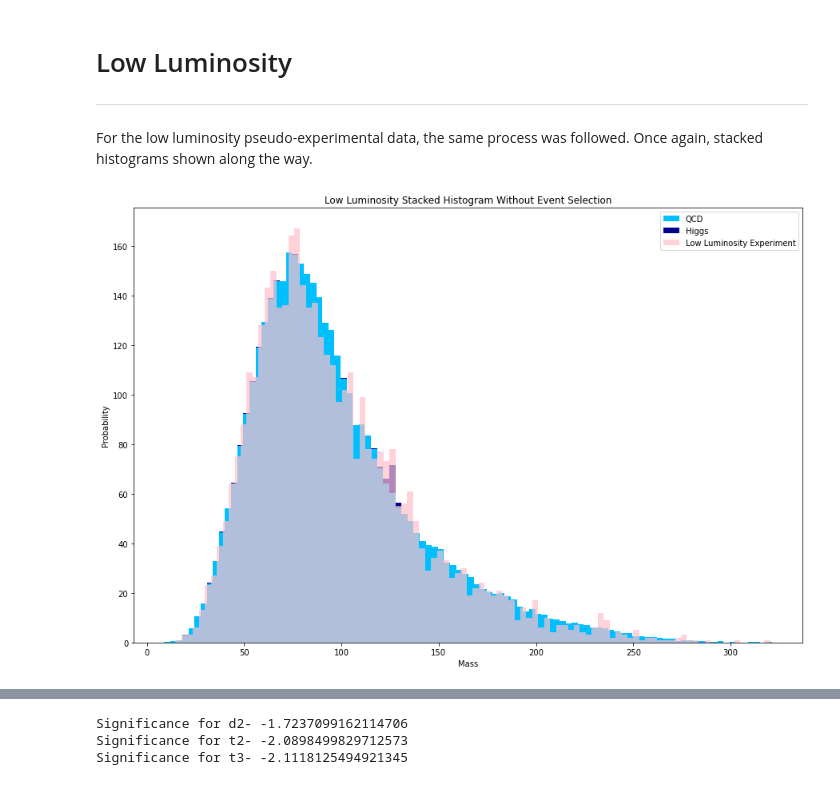
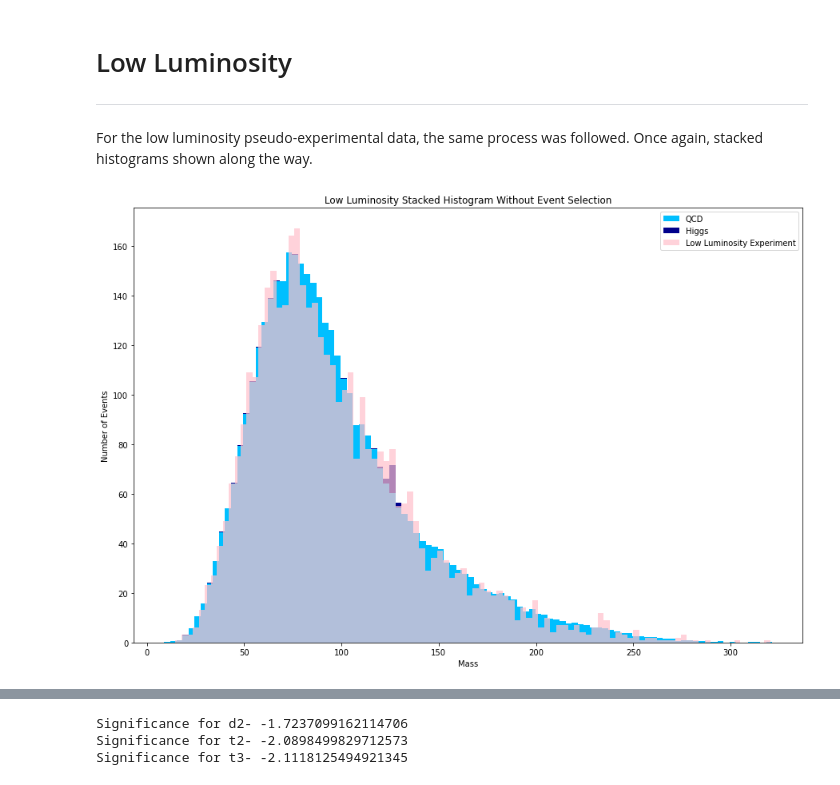
Before and after one commit to jarods00/PHYS434, a Jupyter notebook: Lab 8.ipynb, the cells around one changed output, grey strips where cells are left out. Cells and saved outputs as stored; diff of their text form; code cells hidden in the pictures.

```diff
--- a/Lab 8.ipynb
+++ b/Lab 8.ipynb
@@ -246,23 +246,23 @@ For the low luminosity pseudo-experimental data, the same process was followed.
 # %%
 n_higgs = (100 / (100 + 20000)) * (len(low_lumi['mass']) / len(higgs['mass']))
 n_qcd = (20000 / (100 + 20000)) * (len(low_lumi['mass']) / len(qcd['mass']))
 
 fig, ax = plt.subplots(1, 1, figsize = (15, 10))
 
 qcd_weight = np.array([n_qcd] * len(qcd['mass']))
 higgs_weight = np.array([n_higgs] * len(higgs['mass']))
 
 ax.hist([qcd['mass'], higgs['mass']], bins = 100, density = False, stacked = True, weights = [qcd_weight, higgs_weight], color = ['deepskyblue', 'darkblue'])
 ax.hist(low_lumi['mass'], bins = 100, density = False, alpha = .7, color = 'pink')
 
 ax.legend(["QCD", "Higgs", "Low Luminosity Experiment"])
 ax.set_title("Low Luminosity Stacked Histogram Without Event Selection")
 ax.set_xlabel("Mass")
-ax.set_ylabel("Probability")
+ax.set_ylabel("Number of Events")
 
 plt.show()
 # %% [output]
-[figure, old version]
+[figure, new version]
 # %%
 n_higgs = (100 / (100 + 20000)) * (len(low_lumi['mass']) / len(higgs['mass']))
 n_qcd = (20000 / (100 + 20000)) * (len(low_lumi['mass']) / len(qcd['mass']))
```
Also changed, not shown: parts of 3 cells of this notebook.
